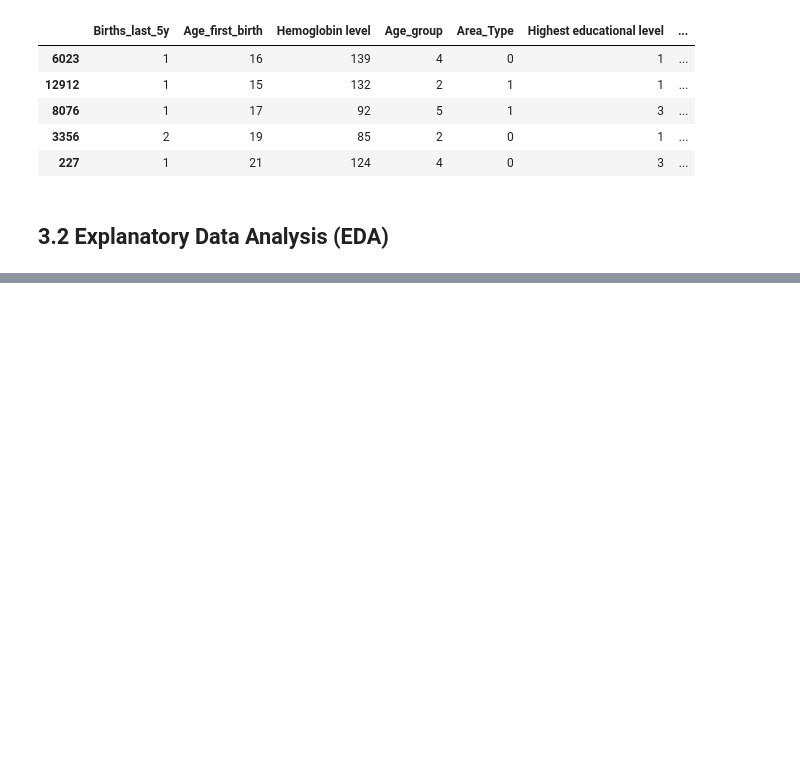
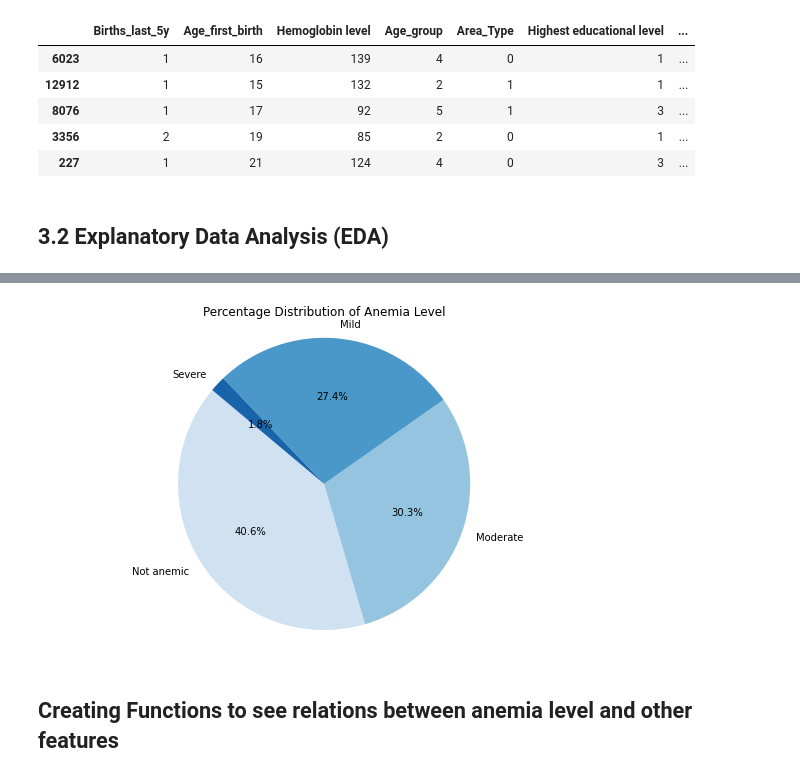
Before and after one commit to ruth-kitasi/Anemia-Level-Prediction-in-Children, a Jupyter notebook: Index.ipynb, the cells around one changed output, grey strips where cells are left out. Cells and saved outputs as stored; diff of their text form; code cells hidden in the pictures; blank space fills up the shorter version.

```diff
--- a/Index.ipynb
+++ b/Index.ipynb
@@ -541,0 +569,19 @@ Now That our dataset is all cleanup.we will proceed to `Explanatory data analyis
+# %%
+
+# Calculate the counts and percentages of the target variable
+anemia_counts = categorical_cols['Anemia level'].value_counts()
+anemia_percentages = anemia_counts / anemia_counts.sum() * 100
+
+# Define the order for the pie chart
+order = anemia_counts.index.tolist()
+
+# Plotting the pie chart
+plt.figure(figsize=(10, 6))
+plt.pie(anemia_percentages[order], labels=order, autopct='%1.1f%%', startangle=140, colors=sns.color_palette("Blues", len(order)))
+plt.title("Percentage Distribution of Anemia Level")
+plt.axis('equal')  # Equal aspect ratio ensures that pie is drawn as a circle.
+plt.show()
+# %% [output]
+[figure, added]
+# %% [markdown]
+## Creating Functions to see relations between anemia level and other features
```
Also changed, not shown: parts of 17 cells of this notebook.
